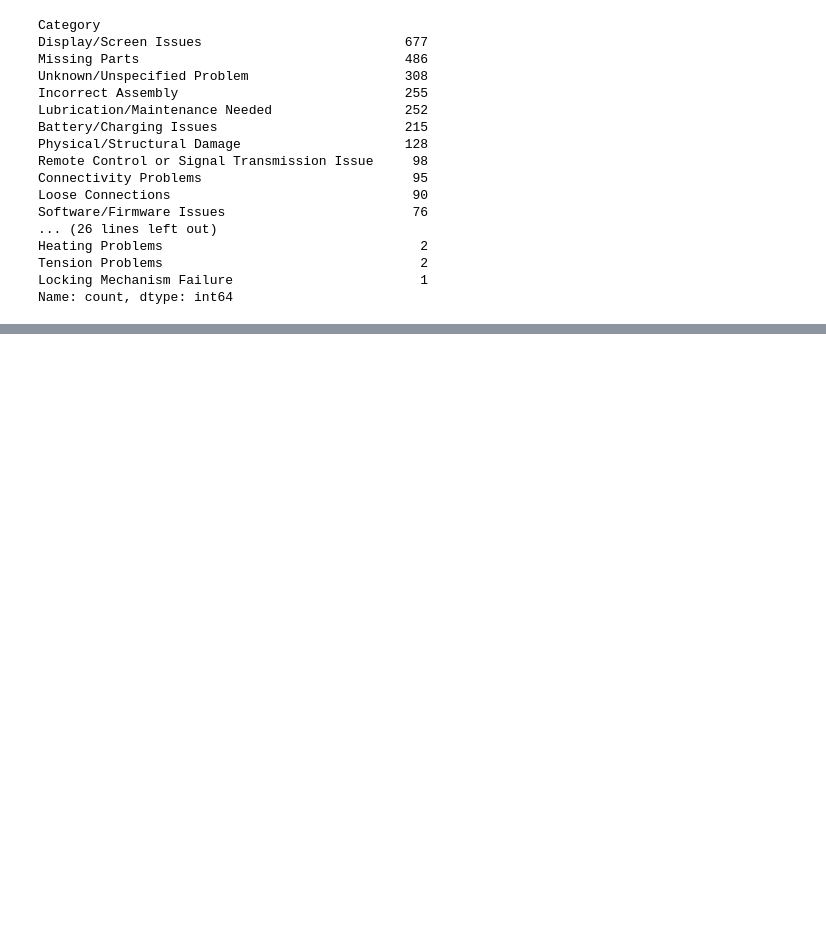
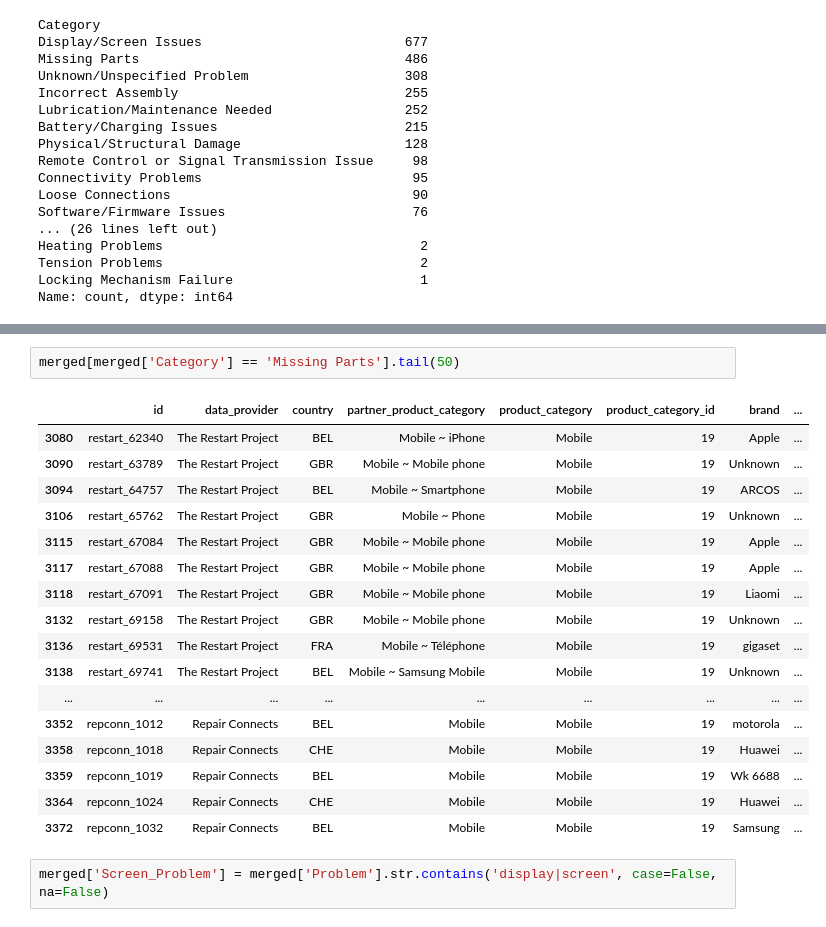
Before and after one commit to annikamcginnis/open-repair, a Jupyter notebook: Categorizing Mobile Problems Using Embeddings.ipynb, the cells around one changed output, grey strips where cells are left out. Drawn from its saved outputs; the diff is of its cells as text; blank space fills up the shorter version.

```diff
--- a/Categorizing Mobile Problems Using Embeddings.ipynb
+++ b/Categorizing Mobile Problems Using Embeddings.ipynb
@@ -251,0 +270,22 @@ merged
+# %%
+merged[merged['Category'] == 'Missing Parts'].tail(50)
+# %% [output]
+|  | id | data_provider | country | partner_product_category | product_category | product_category_id | brand | ... |
+| 3080 | restart_62340 | The Restart Project | BEL | Mobile ~ iPhone | Mobile | 19 | Apple | ... |
+| 3090 | restart_63789 | The Restart Project | GBR | Mobile ~ Mobile phone | Mobile | 19 | Unknown | ... |
+| 3094 | restart_64757 | The Restart Project | BEL | Mobile ~ Smartphone | Mobile | 19 | ARCOS | ... |
+| 3106 | restart_65762 | The Restart Project | GBR | Mobile ~ Phone | Mobile | 19 | Unknown | ... |
+| 3115 | restart_67084 | The Restart Project | GBR | Mobile ~ Mobile phone | Mobile | 19 | Apple | ... |
+| 3117 | restart_67088 | The Restart Project | GBR | Mobile ~ Mobile phone | Mobile | 19 | Apple | ... |
+| 3118 | restart_67091 | The Restart Project | GBR | Mobile ~ Mobile phone | Mobile | 19 | Liaomi | ... |
+| 3132 | restart_69158 | The Restart Project | GBR | Mobile ~ Mobile phone | Mobile | 19 | Unknown | ... |
+| 3136 | restart_69531 | The Restart Project | FRA | Mobile ~ Téléphone | Mobile | 19 | gigaset | ... |
+| 3138 | restart_69741 | The Restart Project | BEL | Mobile ~ Samsung Mobile | Mobile | 19 | Unknown | ... |
+| ... | ... | ... | ... | ... | ... | ... | ... | ... |
+| 3352 | repconn_1012 | Repair Connects | BEL | Mobile | Mobile | 19 | motorola | ... |
+| 3358 | repconn_1018 | Repair Connects | CHE | Mobile | Mobile | 19 | Huawei | ... |
+| 3359 | repconn_1019 | Repair Connects | BEL | Mobile | Mobile | 19 | Wk 6688 | ... |
+| 3364 | repconn_1024 | Repair Connects | CHE | Mobile | Mobile | 19 | Huawei | ... |
+| 3372 | repconn_1032 | Repair Connects | BEL | Mobile | Mobile | 19 | Samsung | ... |
+# %%
+merged['Screen_Problem'] = merged['Problem'].str.contains('display|screen', case=False, na=False)
```
Also changed, not shown: parts of 13 cells of this notebook, 3 other files.
